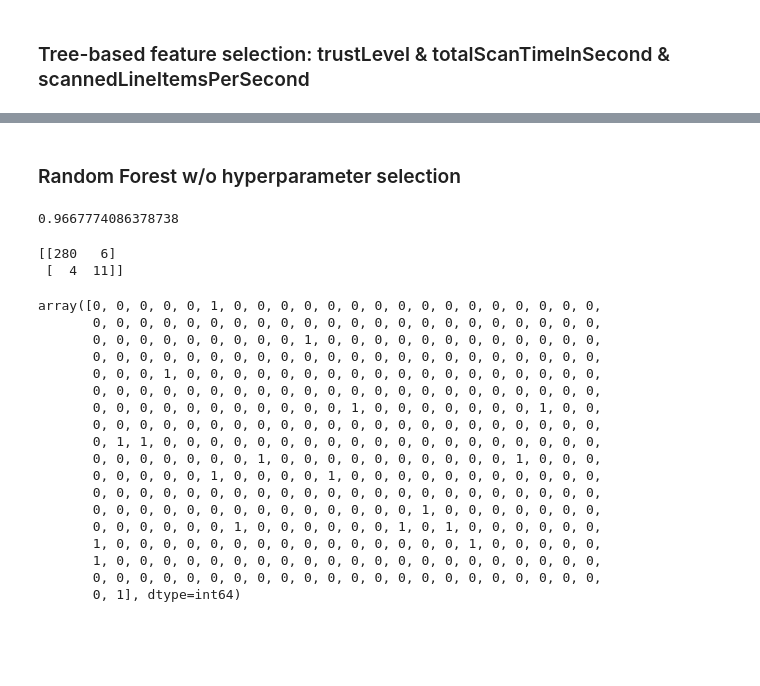
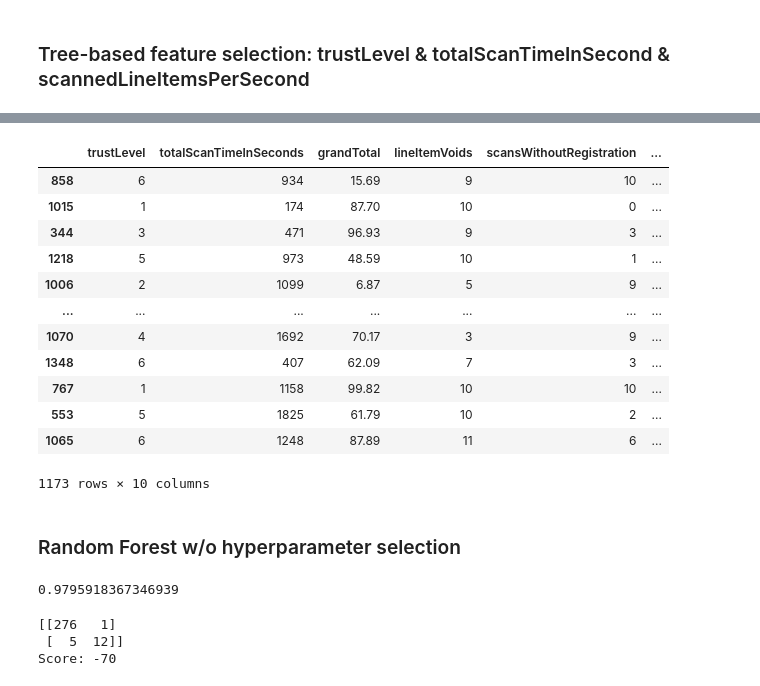
Before and after one commit to EfimowEgor/MMAD, a Jupyter notebook: eda.ipynb, the cells around one changed output, grey strips where cells are left out. Cells and saved outputs as stored; diff of their text form; code cells hidden in the pictures; blank space fills up the shorter version.

```diff
--- a/eda.ipynb
+++ b/eda.ipynb
@@ -116,40 +125,38 @@ X = select_features_Tree(X, df['fraud'])
 # %%
-X_train, X_test, y_train, y_test = split_data(X, df['fraud'])
+X_train, X_test, y_train, y_test = split_data(df, df['fraud'])
+# %%
+X_train
+# %% [output]
+|  | trustLevel | totalScanTimeInSeconds | grandTotal | lineItemVoids | scansWithoutRegistration | ... |
+| 858 | 6 | 934 | 15.69 | 9 | 10 | ... |
+| 1015 | 1 | 174 | 87.70 | 10 | 0 | ... |
+| 344 | 3 | 471 | 96.93 | 9 | 3 | ... |
+| 1218 | 5 | 973 | 48.59 | 10 | 1 | ... |
+| 1006 | 2 | 1099 | 6.87 | 5 | 9 | ... |
+| ... | ... | ... | ... | ... | ... | ... |
+| 1070 | 4 | 1692 | 70.17 | 3 | 9 | ... |
+| 1348 | 6 | 407 | 62.09 | 7 | 3 | ... |
+| 767 | 1 | 1158 | 99.82 | 10 | 10 | ... |
+| 553 | 5 | 1825 | 61.79 | 10 | 2 | ... |
+| 1065 | 6 | 1248 | 87.89 | 11 | 6 | ... |
+1173 rows × 10 columns
 # %% [markdown]
 ### Random Forest w/o hyperparameter selection
 # %%
 clf = RandomForestClassifier(n_estimators=150)
-clf.fit(OHE(X_train), y_train)
-predict = clf.predict(OHE(X_test))
+clf.fit(OHE(X_train[['trustLevel', 'totalScanTimeInSeconds', 'scannedLineItemsPerSecond', 'valuePerSecond']].to_numpy()), y_train)
+predict = clf.predict(OHE(X_test[['trustLevel', 'totalScanTimeInSeconds', 'scannedLineItemsPerSecond', 'valuePerSecond']].to_numpy()))
 print(accuracy_score(y_test, predict))
 # %% [output]
-0.9667774086378738
+0.9795918367346939
-# %%
-print(confusion_matrix(y_test, predict))
-# %% [output]
-[[280   6]
- [  4  11]]
-# %%
-clf.predict(OHE(read_data('data/test_2.csv')[['trustLevel', 'totalScanTimeInSeconds', 'scannedLineItemsPerSecond']].to_numpy()))
-# %% [output]
-array([0, 0, 0, 0, 0, 1, 0, 0, 0, 0, 0, 0, 0, 0, 0, 0, 0, 0, 0, 0, 0, 0,
-       0, 0, 0, 0, 0, 0, 0, 0, 0, 0, 0, 0, 0, 0, 0, 0, 0, 0, 0, 0, 0, 0,
-       0, 0, 0, 0, 0, 0, 0, 0, 0, 1, 0, 0, 0, 0, 0, 0, 0, 0, 0, 0, 0, 0,
-       0, 0, 0, 0, 0, 0, 0, 0, 0, 0, 0, 0, 0, 0, 0, 0, 0, 0, 0, 0, 0, 0,
-       0, 0, 0, 1, 0, 0, 0, 0, 0, 0, 0, 0, 0, 0, 0, 0, 0, 0, 0, 0, 0, 0,
-       0, 0, 0, 0, 0, 0, 0, 0, 0, 0, 0, 0, 0, 0, 0, 0, 0, 0, 0, 0, 0, 0,
-       0, 0, 0, 0, 0, 0, 0, 0, 0, 0, 0, 1, 0, 0, 0, 0, 0, 0, 0, 1, 0, 0,
-       0, 0, 0, 0, 0, 0, 0, 0, 0, 0, 0, 0, 0, 0, 0, 0, 0, 0, 0, 0, 0, 0,
-       0, 1, 1, 0, 0, 0, 0, 0, 0, 0, 0, 0, 0, 0, 0, 0, 0, 0, 0, 0, 0, 0,
-       0, 0, 0, 0, 0, 0, 0, 1, 0, 0, 0, 0, 0, 0, 0, 0, 0, 0, 1, 0, 0, 0,
-       0, 0, 0, 0, 0, 1, 0, 0, 0, 0, 1, 0, 0, 0, 0, 0, 0, 0, 0, 0, 0, 0,
-       0, 0, 0, 0, 0, 0, 0, 0, 0, 0, 0, 0, 0, 0, 0, 0, 0, 0, 0, 0, 0, 0,
-       0, 0, 0, 0, 0, 0, 0, 0, 0, 0, 0, 0, 0, 0, 1, 0, 0, 0, 0, 0, 0, 0,
-       0, 0, 0, 0, 0, 0, 1, 0, 0, 0, 0, 0, 0, 1, 0, 1, 0, 0, 0, 0, 0, 0,
-       1, 0, 0, 0, 0, 0, 0, 0, 0, 0, 0, 0, 0, 0, 0, 0, 1, 0, 0, 0, 0, 0,
-       1, 0, 0, 0, 0, 0, 0, 0, 0, 0, 0, 0, 0, 0, 0, 0, 0, 0, 0, 0, 0, 0,
-       0, 0, 0, 0, 0, 0, 0, 0, 0, 0, 0, 0, 0, 0, 0, 0, 0, 0, 0, 0, 0, 0,
-       0, 1], dtype=int64)
+# %%
+cm = confusion_matrix(y_test, predict)
+print(cm)
+print('Score:', cm[1][1]*5 + cm[0][1]*(-5) + cm[1][0]*(-25))
+# %% [output]
+[[276   1]
+ [  5  12]]
+Score: -70
 # %%
 df_to_send = read_data('data/test_2.csv')
 # %%
```
Also changed, not shown: parts of 31 cells of this notebook, 6 other files.
